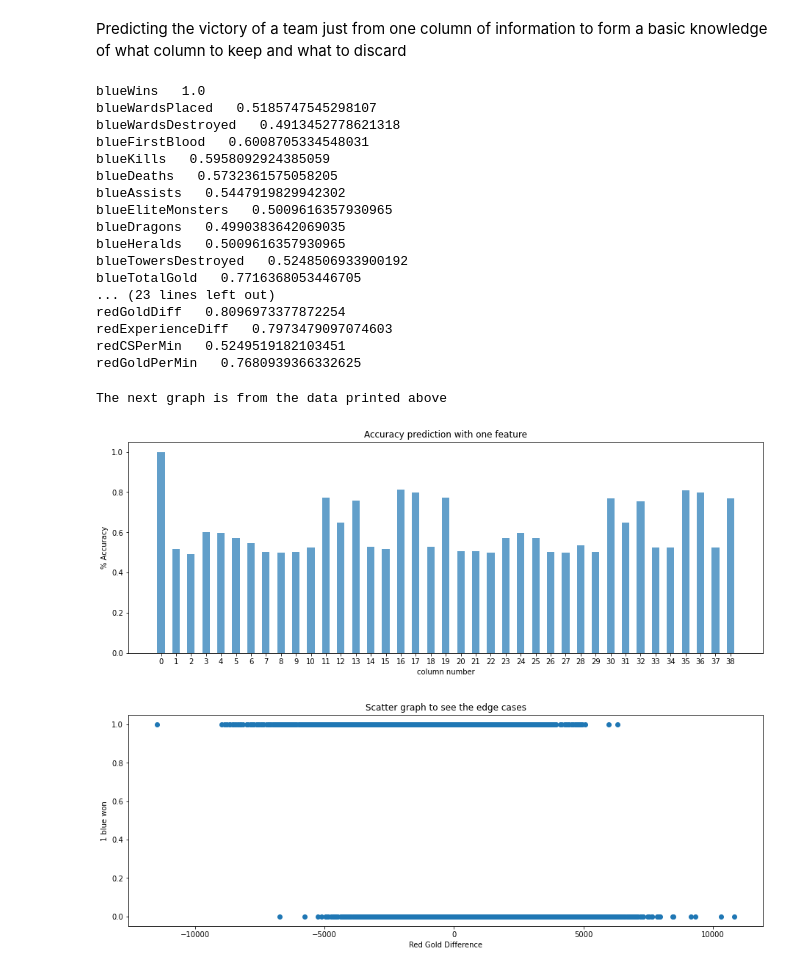
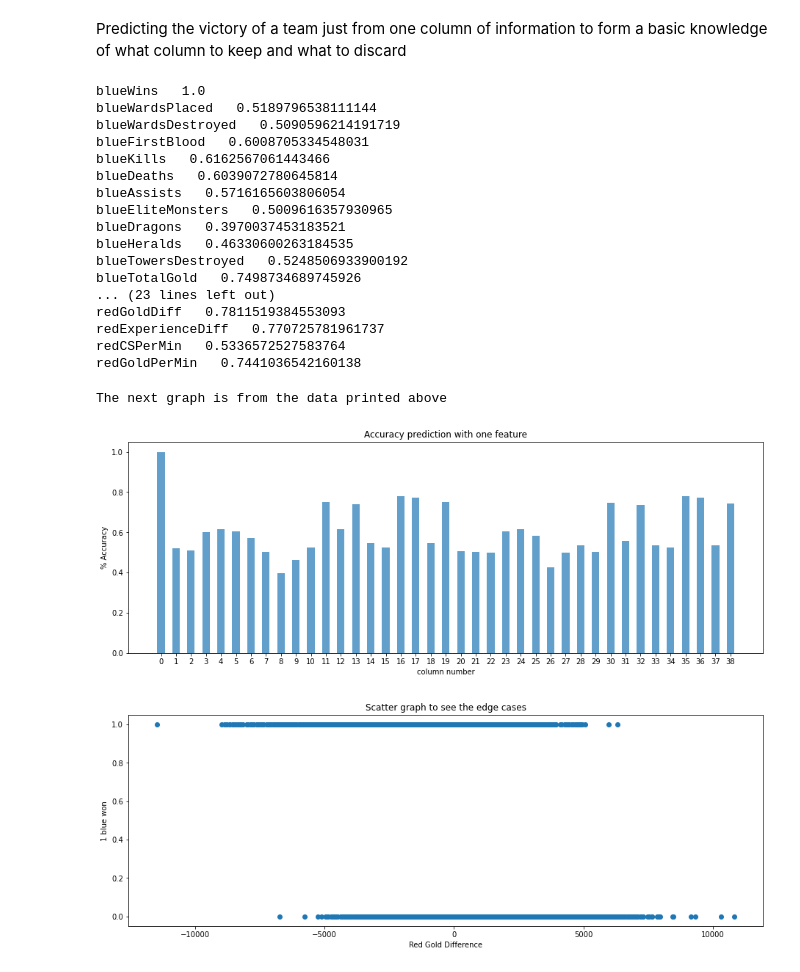
Before and after one commit to YahalomCod/Final-Project, a Jupyter notebook: league-classification.ipynb, the cells around one changed output. Saved outputs shown, nothing was run; the diff lists cells and outputs as text; code cells hidden in the pictures.

```diff
--- a/league-classification.ipynb
+++ b/league-classification.ipynb
@@ -30,11 +37,9 @@ Predicting the victory of a team just from one column of information to form a b
 y = league.blueWins
 y = np.array(y)
 x = league
-knn = KNeighborsClassifier(n_neighbors=3)
+knn = KNeighborsClassifier(n_neighbors = 5)
 X = []
 Acc = []
-col = []
-t=0
 for i in league:
     temp = league[i]
     temp = pd.DataFrame(temp)
@@ -42,42 +47,41 @@ for i in league:
     y_pred = knn.predict(temp)
     acc = metrics.accuracy_score(y, y_pred)
     Acc.append(acc)
-    col.append(t)
-    t=t+1
     print(i ," ",acc)
     if acc > 0.75 and acc < 1: # Creating an array of the important features(above 0.75 accuracy for feature)
         X.append(i)
 # %% [output]
 blueWins   1.0
-blueWardsPlaced   0.5185747545298107
-blueWardsDestroyed   0.4913452778621318
+blueWardsPlaced   0.5189796538111144
+blueWardsDestroyed   0.5090596214191719
 blueFirstBlood   0.6008705334548031
-blueKills   0.5958092924385059
-blueDeaths   0.5732361575058205
-blueAssists   0.5447919829942302
+blueKills   0.6162567061443466
+blueDeaths   0.6039072780645814
+blueAssists   0.5716165603806054
 blueEliteMonsters   0.5009616357930965
-blueDragons   0.4990383642069035
-blueHeralds   0.5009616357930965
+blueDragons   0.3970037453183521
+blueHeralds   0.46330600263184535
 blueTowersDestroyed   0.5248506933900192
-blueTotalGold   0.7716368053446705
+blueTotalGold   0.7498734689745926
 ... (23 lines left out)
-redGoldDiff   0.8096973377872254
-redExperienceDiff   0.7973479097074603
-redCSPerMin   0.5249519182103451
-redGoldPerMin   0.7680939366332625
+redGoldDiff   0.7811519384553093
+redExperienceDiff   0.770725781961737
+redCSPerMin   0.5336572527583764
+redGoldPerMin   0.7441036542160138
 # %%
+col = np.arange(len(league.columns))
 fig = plt.figure()
 axes = fig.add_axes([0,0,2,1])
-plt.bar(col,Acc, width=0.5, alpha=0.7)
+plt.bar(col, Acc, width=0.5, alpha=0.7)
 plt.xlabel('column number')
 plt.ylabel('% Accuracy')
-axes.set_xticks(np.arange(len(league.columns)))
+axes.set_xticks(col)
 plt.title("Accuracy prediction with one feature")
 print("The next graph is from the data printed above")
 plt.show()
 # %% [output]
 The next graph is from the data printed above
-[figure, old version]
+[figure, new version]
 # %%
 fig = plt.figure()
 axes = fig.add_axes([0,0,2,1])
```
Also changed, not shown: parts of 33 cells of this notebook.
